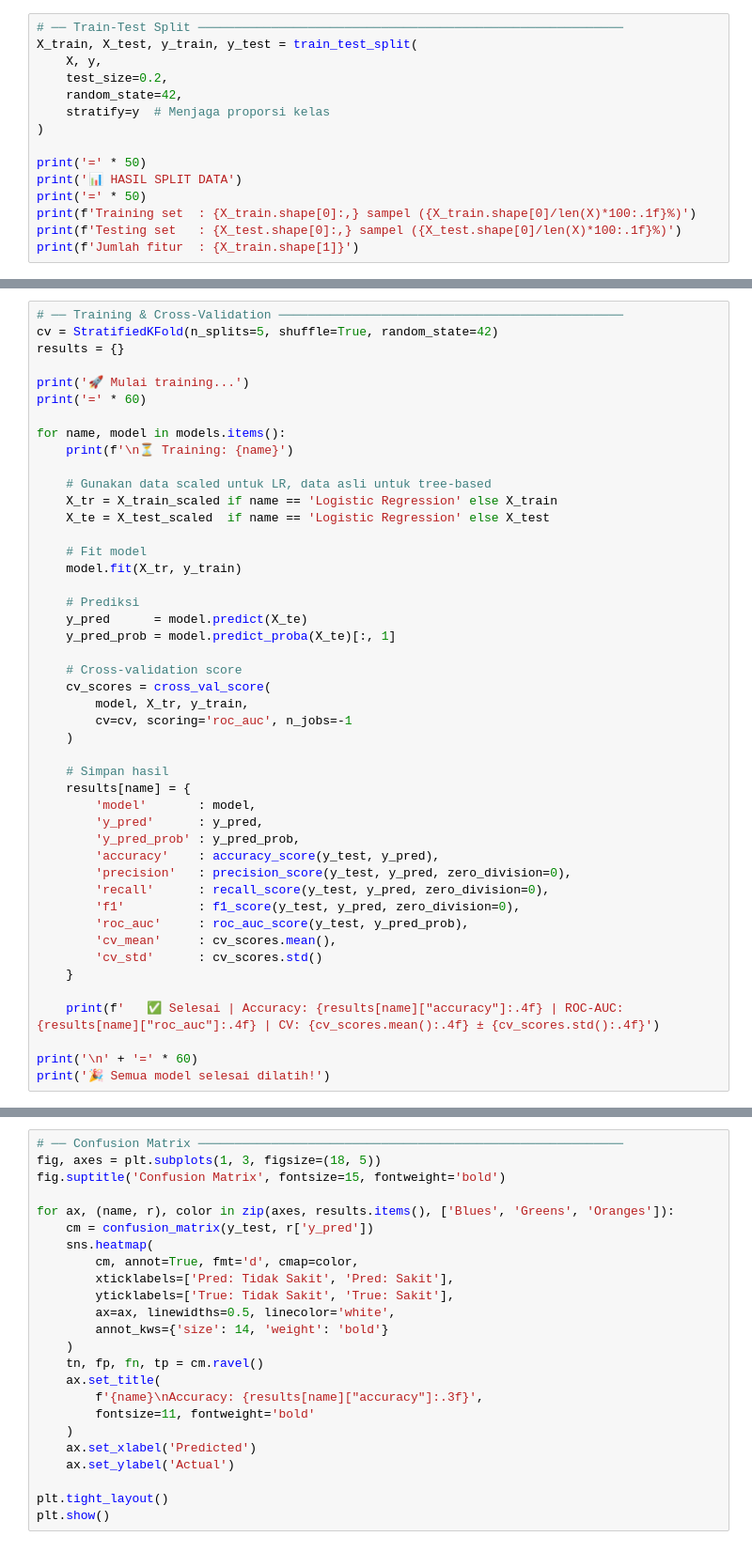
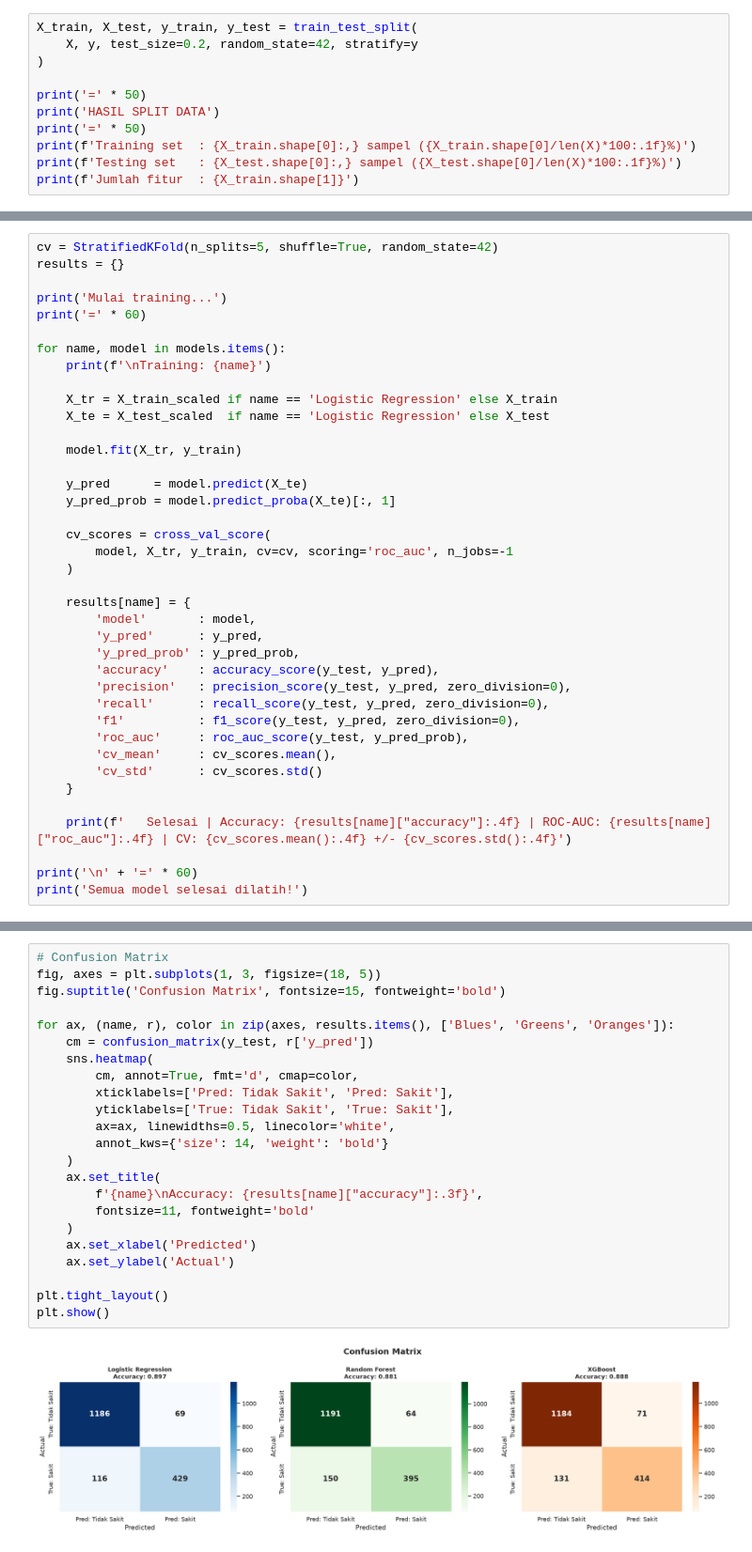
Before and after one commit to NumiKun/Heart-Disease-Risk-2026, a Jupyter notebook: Prediction/heart_disease.ipynb, the cells around one changed output, grey strips where cells are left out. Shown at 94% size. Cells and saved outputs as stored; diff of their text form.

```diff
--- a/Prediction/heart_disease.ipynb
+++ b/Prediction/heart_disease.ipynb
@@ -219,14 +284,10 @@ print(f'Distribusi y : {dict(y.value_counts())}')
 # %%
-# ── Train-Test Split ──────────────────────────────────────────────────────────
 X_train, X_test, y_train, y_test = train_test_split(
-    X, y,
-    test_size=0.2,
-    random_state=42,
-    stratify=y  # Menjaga proporsi kelas
+    X, y, test_size=0.2, random_state=42, stratify=y
 )
 
 print('=' * 50)
-print('📊 HASIL SPLIT DATA')
+print('HASIL SPLIT DATA')
 print('=' * 50)
 print(f'Training set  : {X_train.shape[0]:,} sampel ({X_train.shape[0]/len(X)*100:.1f}%)')
 print(f'Testing set   : {X_test.shape[0]:,} sampel ({X_test.shape[0]/len(X)*100:.1f}%)')
@@ -282,32 +342,25 @@ print(f'✅ {len(models)} model siap dilatih.')
 # %%
-# ── Training & Cross-Validation ───────────────────────────────────────────────
 cv = StratifiedKFold(n_splits=5, shuffle=True, random_state=42)
 results = {}
 
-print('🚀 Mulai training...')
+print('Mulai training...')
 print('=' * 60)
 
 for name, model in models.items():
-    print(f'\n⏳ Training: {name}')
+    print(f'\nTraining: {name}')
 
-    # Gunakan data scaled untuk LR, data asli untuk tree-based
     X_tr = X_train_scaled if name == 'Logistic Regression' else X_train
     X_te = X_test_scaled  if name == 'Logistic Regression' else X_test
 
-    # Fit model
     model.fit(X_tr, y_train)
 
-    # Prediksi
     y_pred      = model.predict(X_te)
     y_pred_prob = model.predict_proba(X_te)[:, 1]
 
-    # Cross-validation score
     cv_scores = cross_val_score(
-        model, X_tr, y_train,
-        cv=cv, scoring='roc_auc', n_jobs=-1
+        model, X_tr, y_train, cv=cv, scoring='roc_auc', n_jobs=-1
     )
 
-    # Simpan hasil
     results[name] = {
         'model'       : model,
         'y_pred'      : y_pred,
@@ -321,7 +374,7 @@ for name, model in models.items():
         'cv_std'      : cv_scores.std()
     }
 
-    print(f'   ✅ Selesai | Accuracy: {results[name]["accuracy"]:.4f} | ROC-AUC: {results[name]["roc_auc"]:.4f} | CV: {cv_scores.mean():.4f} ± {cv_scores.std():.4f}')
+    print(f'   Selesai | Accuracy: {results[name]["accuracy"]:.4f} | ROC-AUC: {results[name]["roc_auc"]:.4f} | CV: {cv_scores.mean():.4f} +/- {cv_scores.std():.4f}')
 
 print('\n' + '=' * 60)
-print('🎉 Semua model selesai dilatih!')
+print('Semua model selesai dilatih!')
@@ -379,25 +457,26 @@ plt.show()
 # %%
-# ── Confusion Matrix ──────────────────────────────────────────────────────────
+# Confusion Matrix
 fig, axes = plt.subplots(1, 3, figsize=(18, 5))
 fig.suptitle('Confusion Matrix', fontsize=15, fontweight='bold')
 
 for ax, (name, r), color in zip(axes, results.items(), ['Blues', 'Greens', 'Oranges']):
     cm = confusion_matrix(y_test, r['y_pred'])
     sns.heatmap(
         cm, annot=True, fmt='d', cmap=color,
         xticklabels=['Pred: Tidak Sakit', 'Pred: Sakit'],
         yticklabels=['True: Tidak Sakit', 'True: Sakit'],
         ax=ax, linewidths=0.5, linecolor='white',
         annot_kws={'size': 14, 'weight': 'bold'}
     )
-    tn, fp, fn, tp = cm.ravel()
     ax.set_title(
         f'{name}\nAccuracy: {results[name]["accuracy"]:.3f}',
         fontsize=11, fontweight='bold'
     )
     ax.set_xlabel('Predicted')
     ax.set_ylabel('Actual')
 
 plt.tight_layout()
 plt.show()
+# %% [output]
+[figure, added]
 # %%
```
Also changed, not shown: parts of 38 cells of this notebook, 6 other files.
